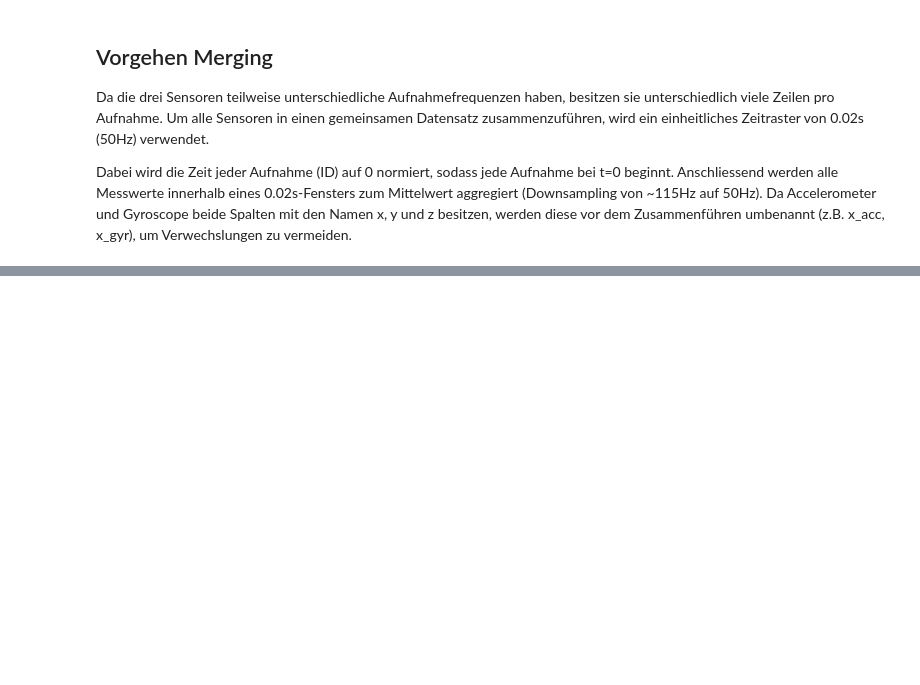
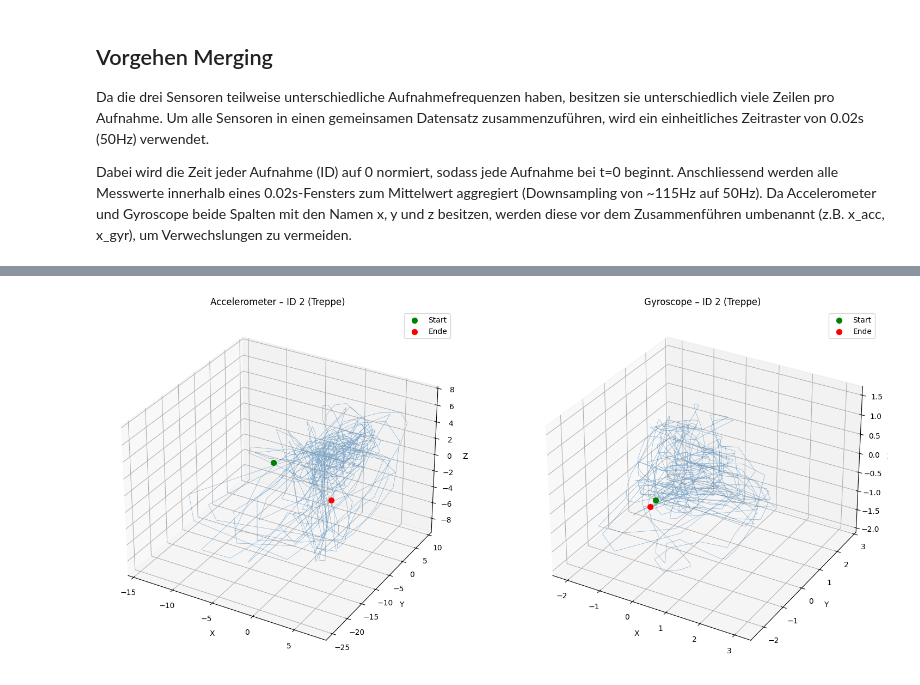
Before and after one commit to raphaelschuepbach/Sensor-based-Activity-Recognition, a Jupyter notebook: EDA_Notebooks/merge_data.ipynb, the cells around one changed output, grey strips where cells are left out. Cells and saved outputs as stored; diff of their text form; code cells hidden in the pictures; blank space fills up the shorter version.

```diff
--- a/EDA_Notebooks/merge_data.ipynb
+++ b/EDA_Notebooks/merge_data.ipynb
@@ -122,7 +114,7 @@ Da die drei Sensoren teilweise unterschiedliche Aufnahmefrequenzen haben, besitz
 
 Dabei wird die Zeit jeder Aufnahme (ID) auf 0 normiert, sodass jede Aufnahme bei t=0 beginnt. Anschliessend werden alle Messwerte innerhalb eines 0.02s-Fensters zum Mittelwert aggregiert (Downsampling von ~115Hz auf 50Hz). Da Accelerometer und Gyroscope beide Spalten mit den Namen x, y und z besitzen, werden diese vor dem Zusammenführen umbenannt (z.B. x_acc, x_gyr), um Verwechslungen zu vermeiden.
 # %%
-def resample_sensor(df, sensor_cols, freq="20ms"):
+def resample_sensor(df, sensor_cols, freq="15ms"):
     result = []
     for id_, group in df.groupby("ID"):
         tag = group["Tag"].iloc[0]
@@ -178,0 +176,29 @@ print(merged_df["ID"].nunique())
+# %%
+id_to_plot = 2
+data = merged_df[merged_df["ID"] == id_to_plot]
+
+fig = plt.figure(figsize=(16, 7))
+
+for i, (sensor, cols) in enumerate([
+    ("Accelerometer", ("x_acc", "y_acc", "z_acc")),
+    ("Gyroscope",     ("x_gyr", "y_gyr", "z_gyr"))
+], start=1):
+    ax = fig.add_subplot(1, 2, i, projection='3d')
+    x, y, z = data[cols[0]], data[cols[1]], data[cols[2]]
+
+    # Linie für den Verlauf
+    ax.plot(x, y, z, lw=0.5, alpha=0.6, color="steelblue")
+    # Start- und Endpunkt markieren
+    ax.scatter(*[v.iloc[0] for v in (x, y, z)], color="green", s=50, zorder=5, label="Start")
+    ax.scatter(*[v.iloc[-1] for v in (x, y, z)], color="red",   s=50, zorder=5, label="Ende")
+
+    ax.set_xlabel("X")
+    ax.set_ylabel("Y")
+    ax.set_zlabel("Z")
+    ax.set_title(f"{sensor} – ID {id_to_plot} ({data['Tag'].iloc[0]})")
+    ax.legend()
+
+plt.tight_layout()
+plt.show()
+# %% [output]
+[figure, added]
```
Also changed, not shown: parts of 12 cells of this notebook, 1 other file.
